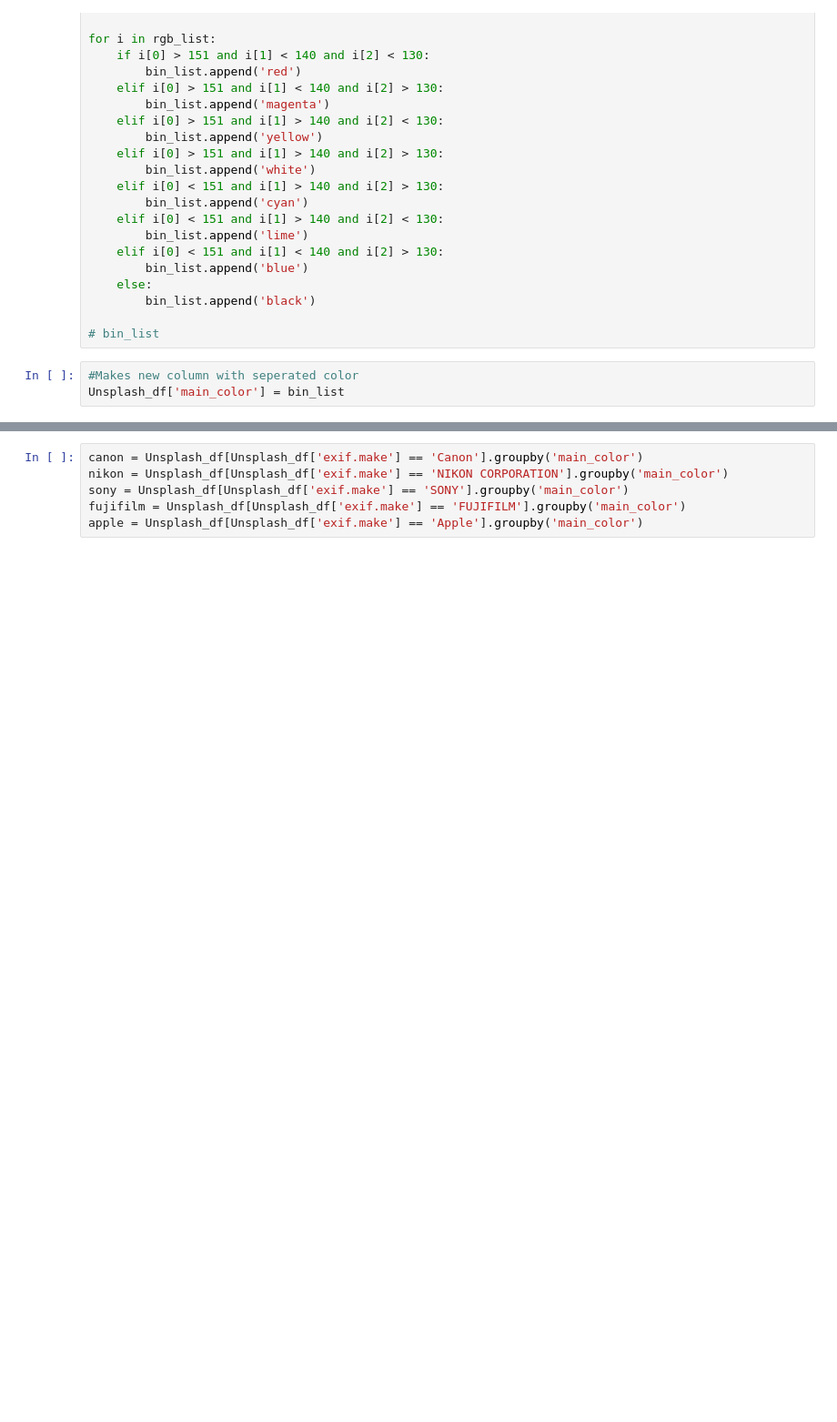
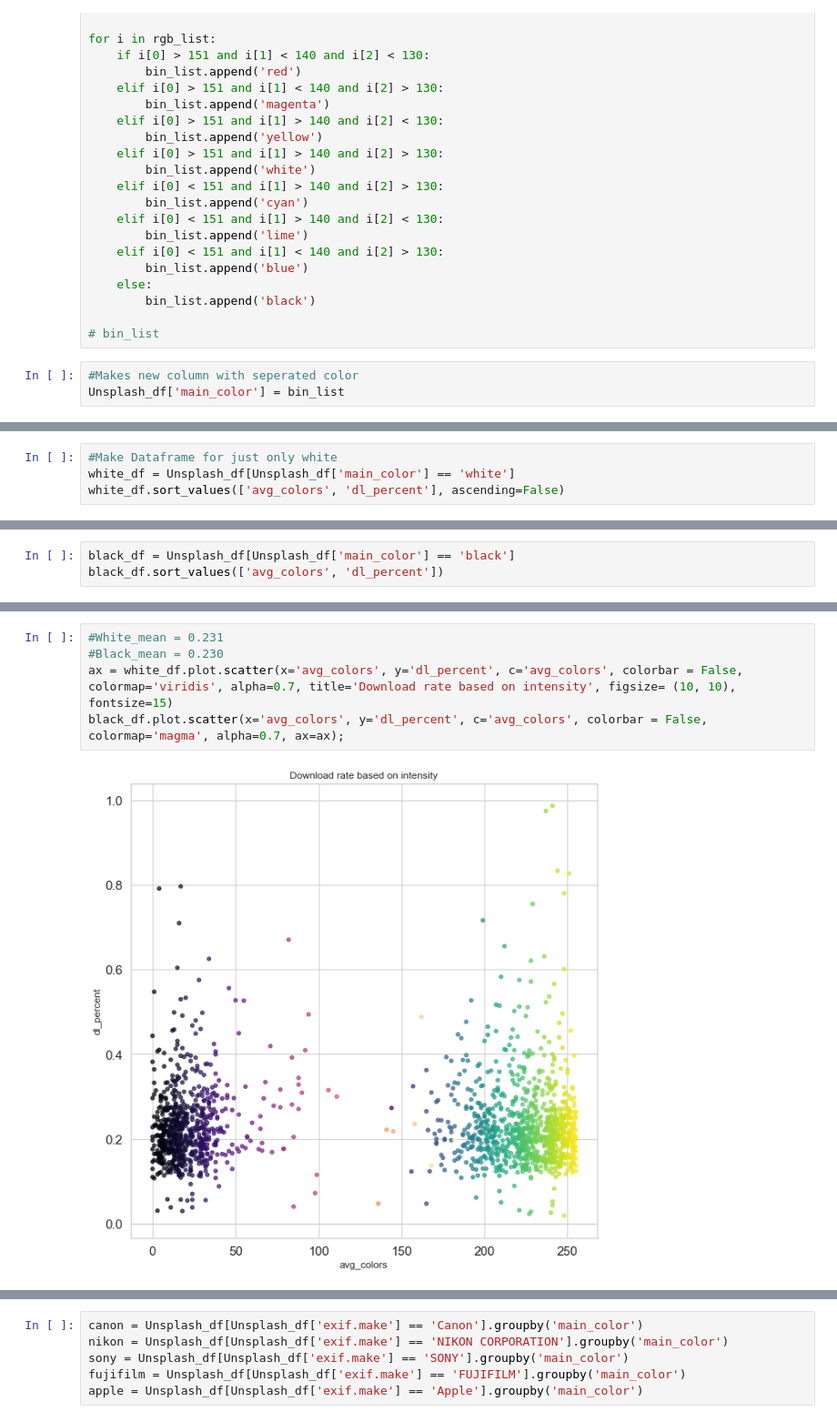
Before and after one commit to Aaronhjlee/UnsplashEDA, a Jupyter notebook: UnsplashEDA.ipynb, the cells around one changed output, grey strips where cells are left out. Shown at 91% size. Drawn from its saved outputs; the diff is of its cells as text; blank space fills up the shorter version.

```diff
--- a/UnsplashEDA.ipynb
+++ b/UnsplashEDA.ipynb
@@ -359,0 +282,4 @@ Unsplash_df['main_color'] = bin_list
+# %%
+#Make Dataframe for just only white
+white_df = Unsplash_df[Unsplash_df['main_color'] == 'white']
+white_df.sort_values(['avg_colors', 'dl_percent'], ascending=False)
@@ -359,0 +307,3 @@ Unsplash_df['main_color'] = bin_list
+# %%
+black_df = Unsplash_df[Unsplash_df['main_color'] == 'black']
+black_df.sort_values(['avg_colors', 'dl_percent'])
@@ -359,0 +329,7 @@ Unsplash_df['main_color'] = bin_list
+# %%
+#White_mean = 0.231
+#Black_mean = 0.230
+ax = white_df.plot.scatter(x='avg_colors', y='dl_percent', c='avg_colors', colorbar = False, colormap='viridis', alpha=0.7, title='Download rate based on intensity', figsize= (10, 10), fontsize=15)
+black_df.plot.scatter(x='avg_colors', y='dl_percent', c='avg_colors', colorbar = False, colormap='magma', alpha=0.7, ax=ax);
+# %% [output]
+[figure, added]
```
Also changed, not shown: parts of 43 cells of this notebook, 20 other files.
